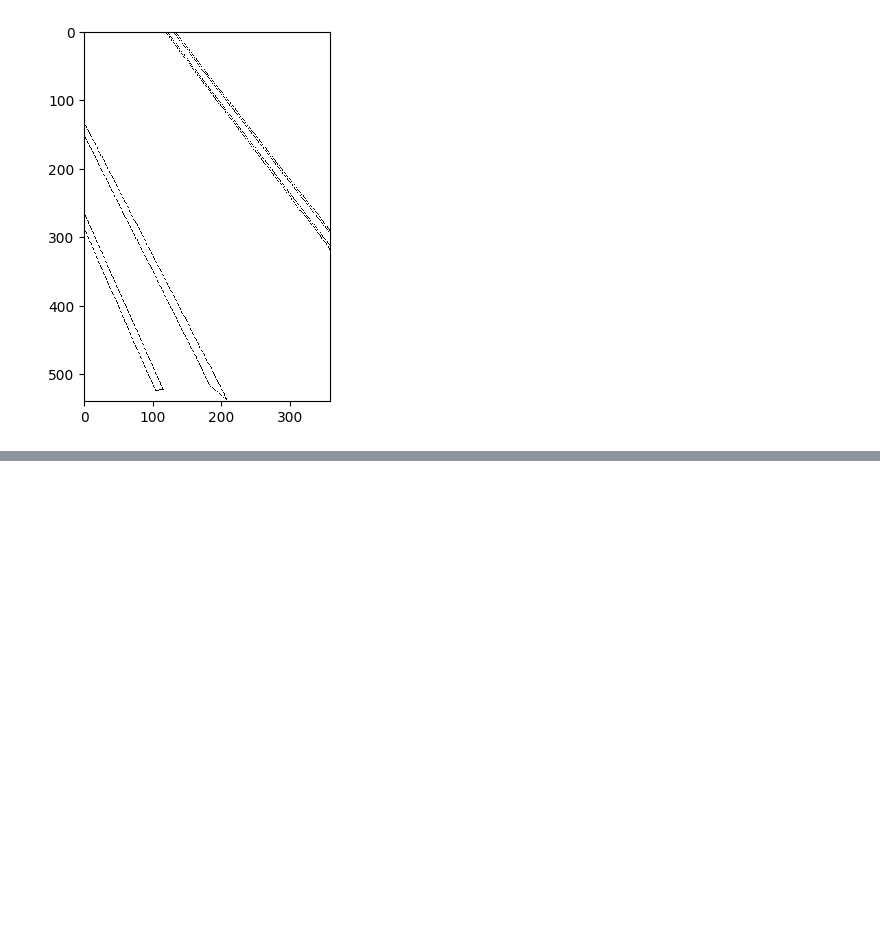
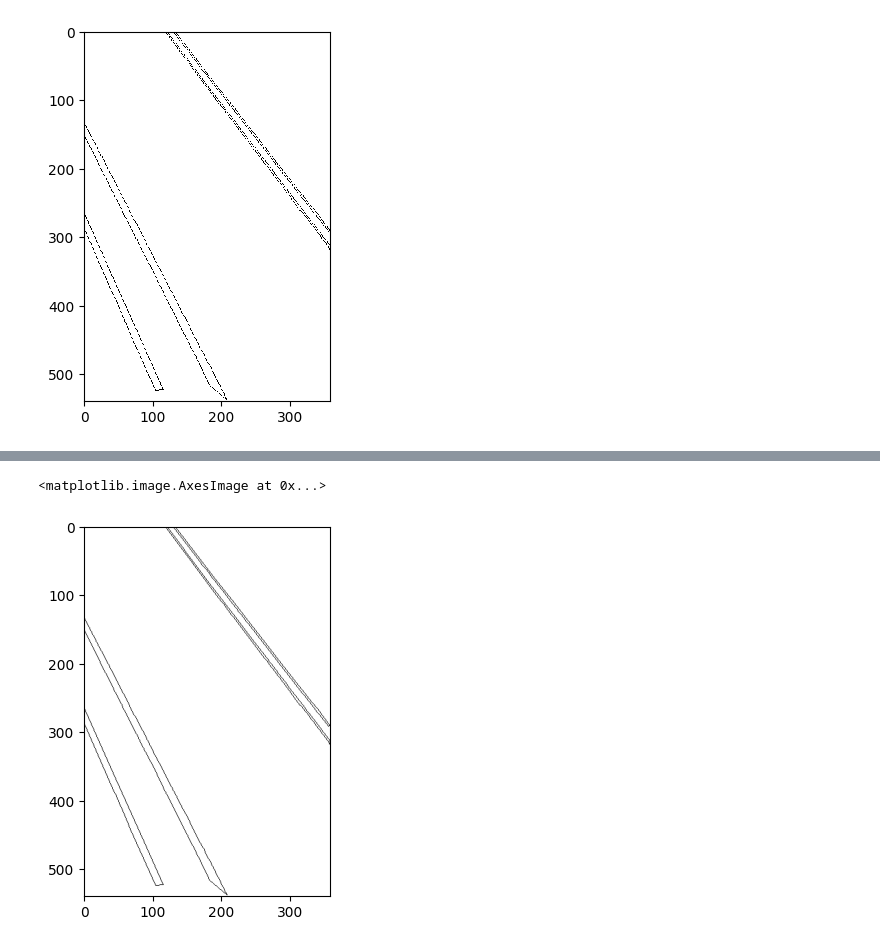
Before and after one commit to Snadderbyte/Inspecting-power-systems, a Jupyter notebook: notebooks/explore.ipynb, the cells around one changed output, grey strips where cells are left out. Saved outputs shown, nothing was run; the diff lists cells and outputs as text; code cells hidden in the pictures; blank space fills up the shorter version.

```diff
--- a/notebooks/explore.ipynb
+++ b/notebooks/explore.ipynb
@@ -117,0 +132,5 @@ This seems to confirm my initial assumptions.
+# %%
+plt.imshow(sub_array5, interpolation='antialiased', cmap='binary')
+# %% [output]
+<matplotlib.image.AxesImage at 0x...>
+[figure, added]
```
Also changed, not shown: parts of 7 cells of this notebook, 5 other files.
